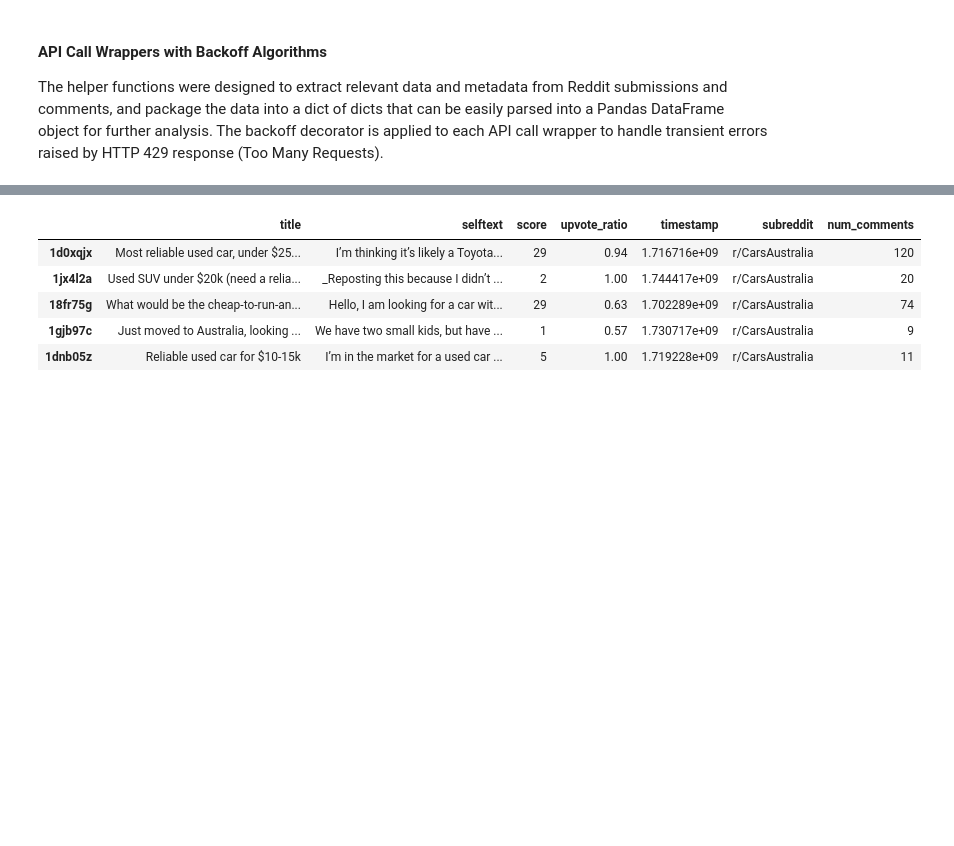
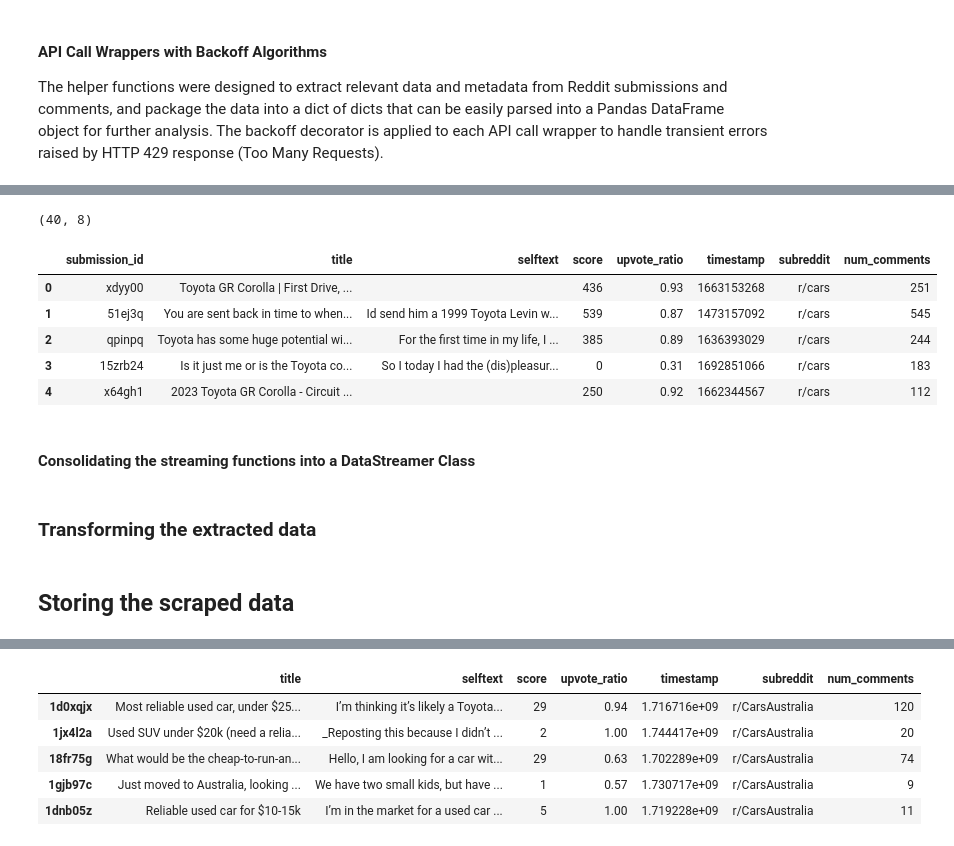
Before and after one commit to chardc/chat-what-car-to-buy, a Jupyter notebook: notebooks/pipeline_prototype.ipynb, the cells around one changed output, grey strips where cells are left out. Cells and saved outputs as stored; diff of their text form; code cells hidden in the pictures; blank space fills up the shorter version.

```diff
--- a/notebooks/pipeline_prototype.ipynb
+++ b/notebooks/pipeline_prototype.ipynb
@@ -292,6 +346,13 @@ def stream_submissions_and_comments(subreddit_name:str, query:str, limit:int=50,
     Fetches submissions, parses each submission into a dictionary record, and calls the stream_comments
     function on each submission. Submission data and comment data are streamed for efficient memory
     footprint when handling larger datasets.
+
+    Input:
+        - String of Subreddit name
+        - String of search query
+        - Integer for limit of submissions yielded by PRAW subreddit search
+    Output:
+        - Tuple of submission data dict and comment data dict
     """
     assert isinstance(subreddit_name, str), 'Subreddit name must be a string.'
     assert isinstance(query, str), 'Search query must be a string.'
@@ -304,9 +365,6 @@ def stream_submissions_and_comments(subreddit_name:str, query:str, limit:int=50,
         # Stream comment data from current submission ("submission", Dict[str, Any])
         yield from stream_comments(submission)
 
-        # Record API requests and delay execution when rate limit reached
-        rate_limiter.wait_for_slot()
-
         # Stream submission data when slot available in current window
         yield "submission", {
             'submission_id':submission.id,
@@ -323,6 +381,16 @@ def stream_aggregate_results(subreddits:List[str], queries:List[str],**search_kw
     """
     Wrapper for streaming functions. Takes a list of subreddits and queries, then calls the
     stream_search_results  function for each combination of subreddit and query.
+
+    Input:
+        - List of subreddit name strings
+        - List of search query strings
+        - Int of maximum requests per minute, also determines upper bound of search result limit
+        - Int of minimum requests, which is the floor of search result limit
+        - Float of seconds denoting the time period for counting the API call limits
+        - List of float values of seconds to randomly add to interval delay
+    Output:
+        - Tuple of aggregated submissions dict and comments dict
     """
     assert isinstance(subreddits, list), "Argument 'subreddits' expects a list of subreddit names."
     assert isinstance(queries, list), "Argument 'queries' expects a list of search queries names."
@@ -592,0 +404,10 @@ class ParquetDataLoader:
+# %%
+%%time
+# Test the streamer
+sample_stream = tuple(
+    stream_aggregate_results(
+        ['cars','CarsAustralia'],
+        ['toyota corolla first car','mazda 3 issues'],
+        limit=10
+        )
+    )
@@ -592,0 +422,6 @@ class ParquetDataLoader:
+# %%
+# Segregate data then build dataframes
+comment_data = tuple(data for record, data in sample_stream if record == 'comment')
+submission_data = tuple(data for record, data in sample_stream if record == 'submission')
+comment_df = pd.DataFrame(comment_data)
+submission_df = pd.DataFrame(submission_data)
@@ -592,0 +439,13 @@ class ParquetDataLoader:
+# %%
+print(submission_df.shape)
+submission_df.head()
+# %% [output]
+(40, 8)
+|  | submission_id | title | selftext | score | upvote_ratio | timestamp | subreddit | num_comments |
+| 0 | xdyy00 | Toyota GR Corolla | First Drive, ... |  | 436 | 0.93 | 1663153268 | r/cars | 251 |
+| 1 | 51ej3q | You are sent back in time to when... | Id send him a 1999 Toyota Levin w... | 539 | 0.87 | 1473157092 | r/cars | 545 |
+| 2 | qpinpq | Toyota has some huge potential wi... | For the first time in my life, I ... | 385 | 0.89 | 1636393029 | r/cars | 244 |
+| 3 | 15zrb24 | Is it just me or is the Toyota co... | So I today I had the (dis)pleasur... | 0 | 0.31 | 1692851066 | r/cars | 183 |
+| 4 | x64gh1 | 2023 Toyota GR Corolla - Circuit ... |  | 250 | 0.92 | 1662344567 | r/cars | 112 |
+# %% [markdown]
+#### Consolidating the streaming functions into a DataStreamer Class
@@ -592,0 +523,2 @@ class ParquetDataLoader:
+# %% [markdown]
+### Transforming the extracted data
@@ -592,0 +552,2 @@ class ParquetDataLoader:
+# %% [markdown]
+## Storing the scraped data
```
Also changed, not shown: parts of 51 cells of this notebook.
